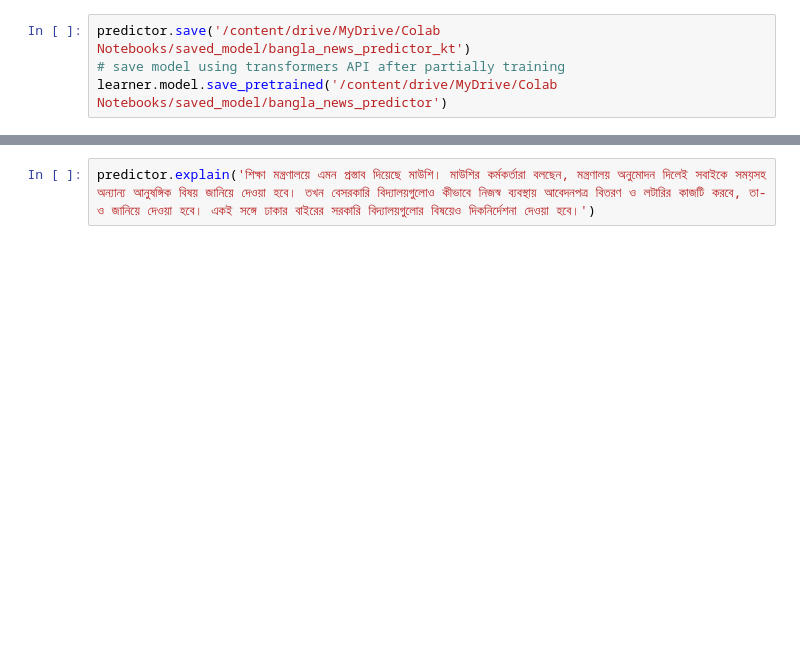
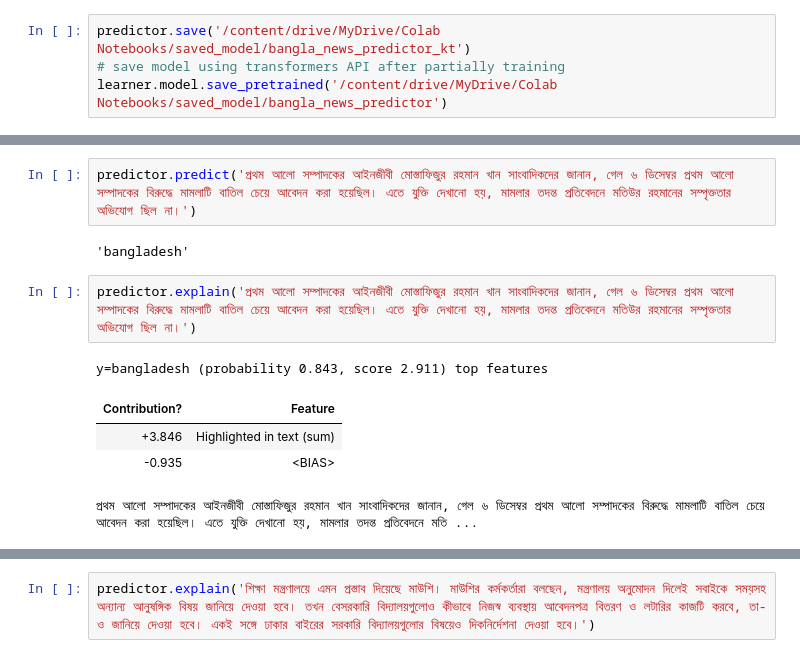
Before and after one commit to raqueeb/nlp_bangla, a Jupyter notebook: Chap_7_transformers_bert_Bangla.ipynb, the cells around one changed output, grey strips where cells are left out. Saved outputs shown, nothing was run; the diff lists cells and outputs as text; blank space fills up the shorter version.

```diff
--- a/Chap_7_transformers_bert_Bangla.ipynb
+++ b/Chap_7_transformers_bert_Bangla.ipynb
@@ -145,2 +173,14 @@ predictor.explain('বাংলাদেশে নদ-নদীগুলো ছ
+# %%
+predictor.predict('প্রথম আলো সম্পাদকের আইনজীবী মোস্তাফিজুর রহমান খান সাংবাদিকদের জানান, গেল ৬ ডিসেম্বর প্রথম আলো সম্পাদকের বিরুদ্ধে মামলাটি বাতিল চেয়ে আবেদন করা হয়েছিল। এতে যুক্তি দেখানো হয়, মামলার তদন্ত প্রতিবেদনে মতিউর রহমানের সম্পৃক্ততার অভিযোগ ছিল না।')
+# %% [output]
+'bangladesh'
+# %%
+predictor.explain('প্রথম আলো সম্পাদকের আইনজীবী মোস্তাফিজুর রহমান খান সাংবাদিকদের জানান, গেল ৬ ডিসেম্বর প্রথম আলো সম্পাদকের বিরুদ্ধে মামলাটি বাতিল চেয়ে আবেদন করা হয়েছিল। এতে যুক্তি দেখানো হয়, মামলার তদন্ত প্রতিবেদনে মতিউর রহমানের সম্পৃক্ততার অভিযোগ ছিল না।')
+# %% [output]
+y=bangladesh (probability 0.843, score 2.911) top features
+| Contribution? | Feature |
+| +3.846 | Highlighted in text (sum) |
+| -0.935 | <BIAS> |
+প্রথম আলো সম্পাদকের আইনজীবী মোস্তাফিজুর রহমান খান সাংবাদিকদের জানান, গেল ৬ ডিসেম্বর প্রথম আলো সম্পাদকের বিরুদ্ধে মামলাটি বাতিল চেয়ে আবেদন করা হয়েছিল। এতে যুক্তি দেখানো হয়, মামলার তদন্ত প্রতিবেদনে মতি ...
 # %%
 predictor.predict('বাংলাদেশ টেলিভিশনে গান হয়, সংস্কৃতিকে তুলে ধরতে হবে আমাদের।')
```
Also changed, not shown: parts of 13 cells of this notebook.
